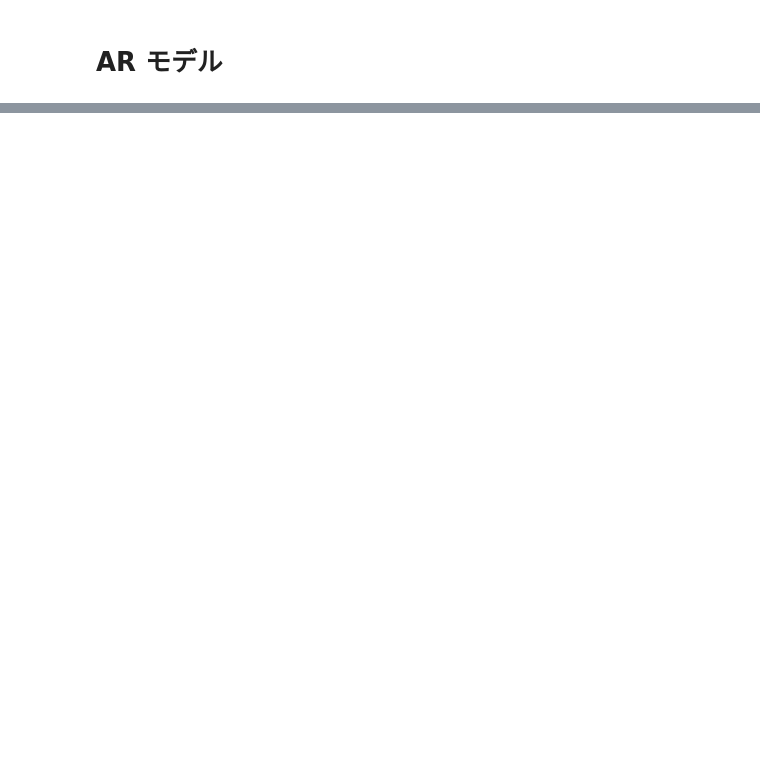
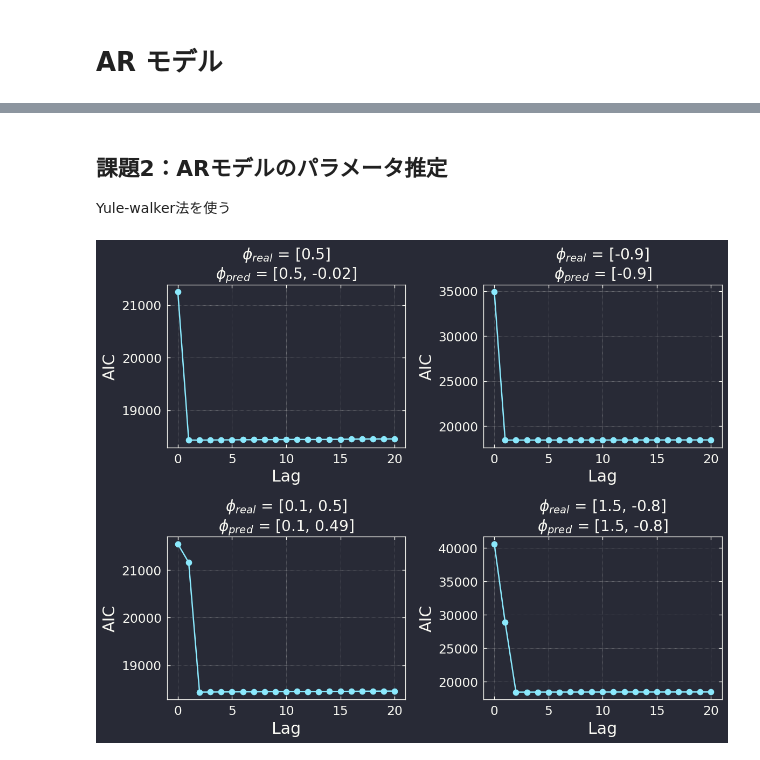
Before and after one commit to KeiNagayama/PRG2023, a Jupyter notebook: 09_AR/notebook/AR.ipynb, the cells around one changed output, grey strips where cells are left out. Cells and saved outputs as stored; diff of their text form; code cells hidden in the pictures; blank space fills up the shorter version.

```diff
--- a/09_AR/notebook/AR.ipynb
+++ b/09_AR/notebook/AR.ipynb
@@ -113,0 +76,79 @@ plt.xlim(n_train,len(x))
+# %% [markdown]
+## 課題2：ARモデルのパラメータ推定
+
+Yule-walker法を使う
+# %%
+def calc_auto_cov(x, p):
+    auto_cov = np.zeros(p+1)
+    T = len(x)
+    auto_cov[0] = np.sum(x * x) / (T-1)
+    for i in range(1, p+1):
+        auto_cov[i] = np.sum(x[i:] * x[:-i]) / (T-i)
+    return auto_cov
+
+def centering(x):
+    return x - np.mean(x)
+
+
+def levinson(x, p):
+    y = centering(x)
+    auto_cov = calc_auto_cov(y, p) # (p+1)次元: 0,1,...,p
+
+    coefs = np.zeros((p+1,p)) # ARの係数
+    vars = np.zeros(p+1) # WNの分散
+
+    # Lag = 0
+    vars[0] = auto_cov[0]
+
+    # Lag = 1
+    coefs[1,0] = auto_cov[1] / vars[0]
+    vars[1] = (1 - coefs[1,0]**2) * vars[0]
+
+    # Lag = 2,...,p
+    for i in range(2,p+1):
+        phi_p = ( auto_cov[i] - np.convolve(coefs[i-1,:i-1], auto_cov[1:i], mode='valid')[0] ) / vars[i-1]
+
+        coefs[i,i-1] = phi_p
+        for j in range(i-1):
+            coefs[i,j] = coefs[i-1,j] - coefs[i-1, i-j-2] * phi_p
+        vars[i] = (1 - phi_p**2) * vars[i-1]
+
+    return coefs, vars
+
+# 課題2
+def main():
+    T = 10000
+    lst_coefs = [
+        [0.5],
+        [-0.9],
+        [0.1,0.5],
+        [1.5,-0.8]
+    ]
+
+    _, axes = plt.subplots(2,2,figsize=(10,8))
+    axes = axes.flatten()
+
+    for i, coefs in enumerate(lst_coefs):
+        x = generate_ar_time_series(T, coefs, sigma=1)
+        p = 20
+        estimated_coefs, vars = levinson(x, p)
+
+        l = np.log(2*np.pi*vars)
+        aic = T*l + 2*(np.arange(p+1) + 2)
+
+        opt_p = np.argmin(aic)
+        round2 = lambda x: np.round(x, 2)
+        title = '$\phi_{real}$ = ' + f'{coefs}'
+        title += '\n$\phi_{pred}$ = ' + f'{list(map(round2, list(estimated_coefs[opt_p,:opt_p])))}'
+
+        ax = axes[i]
+        ax.plot(aic, marker='o')
+        ax.set_title(title)
+        ax.set_xlabel('Lag')
+        ax.set_ylabel('AIC')
+
+    plt.tight_layout()
+
+main()
+# %% [output]
+[figure, added]
```
Also changed, not shown: parts of 12 cells of this notebook, 2 other files.
